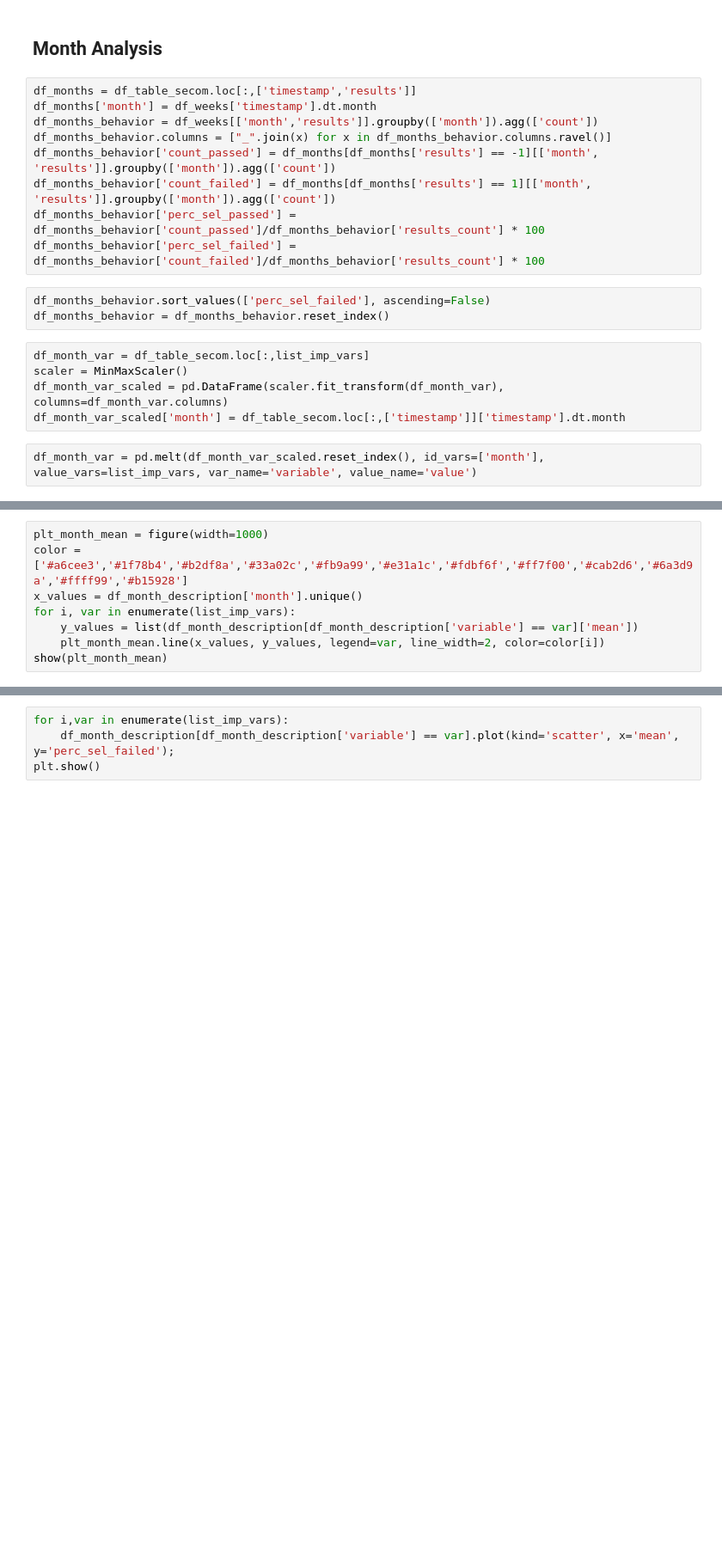
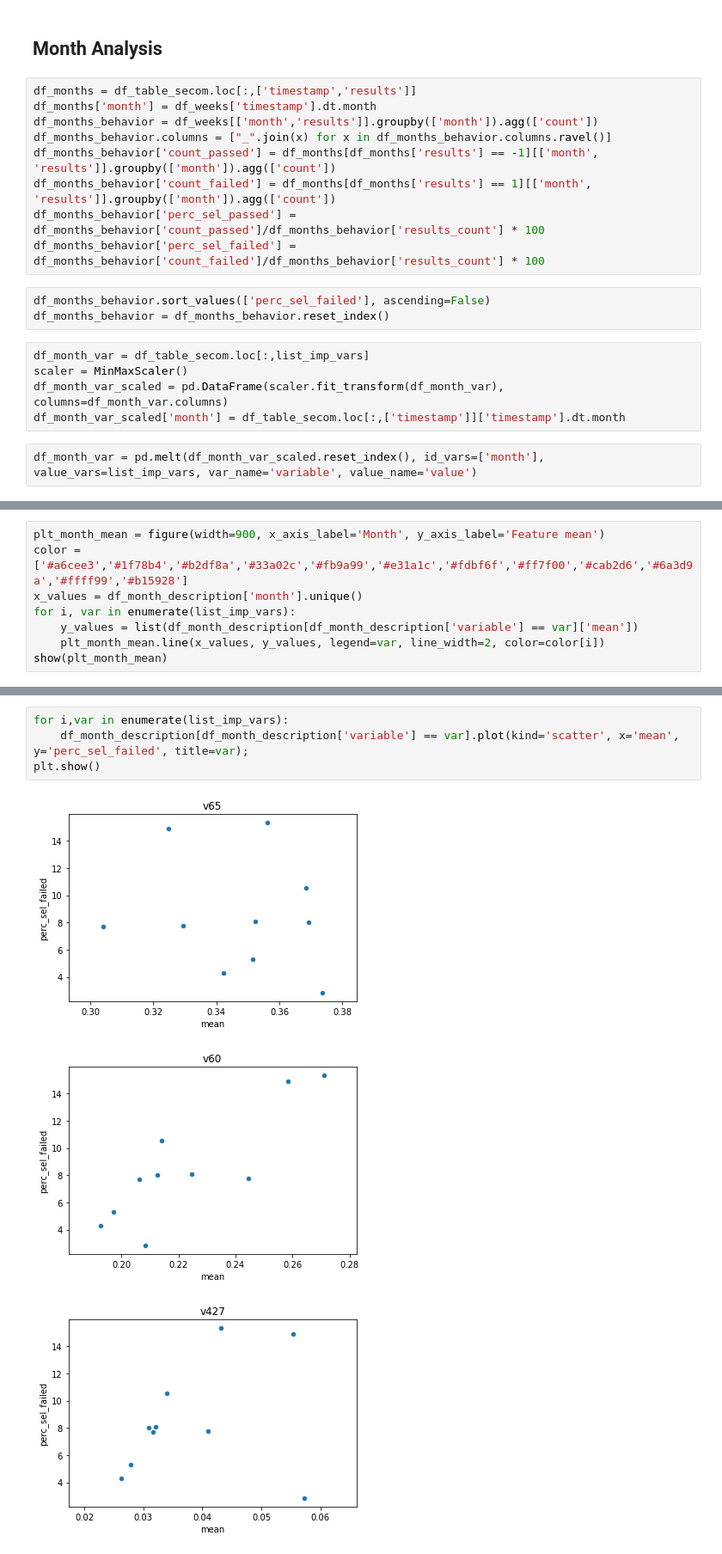
Before and after one commit to mvanegas10/Manufacturing-Process, a Jupyter notebook: Analysis/Analysis.ipynb, the cells around one changed output, grey strips where cells are left out. Shown: that part at 86% size. Drawn from its saved outputs; the diff is of its cells as text; blank space fills up the shorter version.

```diff
--- a/Analysis/Analysis.ipynb
+++ b/Analysis/Analysis.ipynb
@@ -135,5 +148,5 @@ df_month_description.head()
 # %%
-plt_month_mean = figure(width=1000)
+plt_month_mean = figure(width=900, x_axis_label='Month', y_axis_label='Feature mean')
 color = ['#a6cee3','#1f78b4','#b2df8a','#33a02c','#fb9a99','#e31a1c','#fdbf6f','#ff7f00','#cab2d6','#6a3d9a','#ffff99','#b15928']
 x_values = df_month_description['month'].unique()
 for i, var in enumerate(list_imp_vars):
@@ -143,4 +159,8 @@ show(plt_month_mean)
 # %%
 for i,var in enumerate(list_imp_vars):
-    df_month_description[df_month_description['variable'] == var].plot(kind='scatter', x='mean', y='perc_sel_failed');
+    df_month_description[df_month_description['variable'] == var].plot(kind='scatter', x='mean', y='perc_sel_failed', title=var);
 plt.show()
+# %% [output]
+[figure, added]
+[figure, added]
+[figure, added]
```
Also changed, not shown: parts of 4 cells of this notebook, 3 other files.
